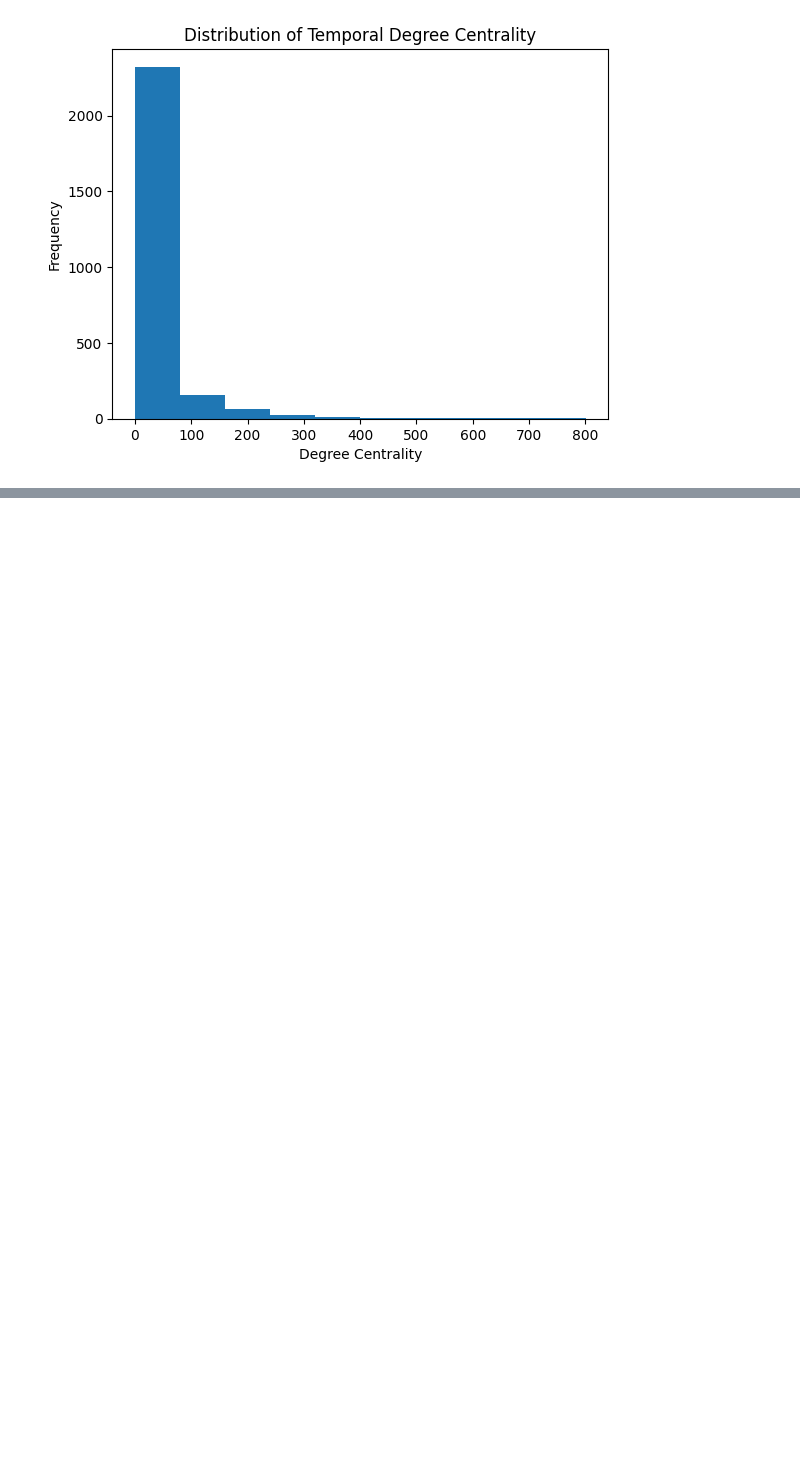
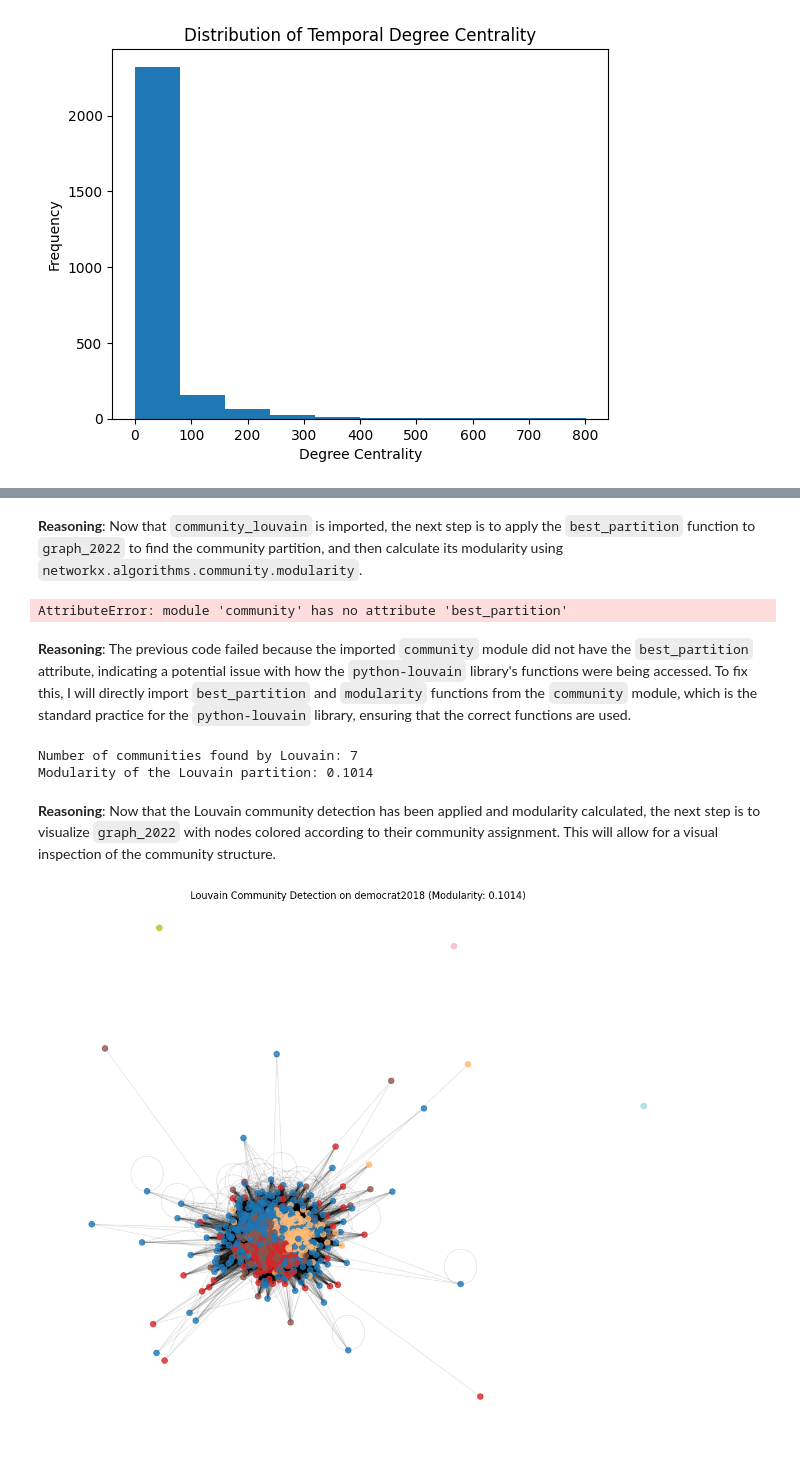
Before and after one commit to nurfnick/NetworkScience, a Jupyter notebook: Project/project.ipynb, the cells around one changed output, grey strips where cells are left out. Drawn from its saved outputs; the diff is of its cells as text; code cells hidden in the pictures; blank space fills up the shorter version.

Commit message:
Added louvain

```diff
--- a/Project/project.ipynb
+++ b/Project/project.ipynb
@@ -742,0 +756,61 @@ Text(0.5, 1.0, 'Distribution of Temporal Degree Centrality')
+# %% [markdown]
+**Reasoning**:
+Now that `community_louvain` is imported, the next step is to apply the `best_partition` function to `graph_2022` to find the community partition, and then calculate its modularity using `networkx.algorithms.community.modularity`.
+# %%
+import networkx as nx
+
+# Apply the Louvain algorithm to graph_2022
+partition = co_louvain.best_partition(graph_2022)
+
+# Calculate the modularity
+modularity_louvain = co_louvain.modularity(partition, graph_2022)
+
+# Get the number of communities
+num_communities_louvain = len(set(partition.values()))
+
+print(f"Number of communities found by Louvain: {num_communities_louvain}")
+print(f"Modularity of the Louvain partition: {modularity_louvain:.4f}")
+# %% [output]
+AttributeError: module 'community' has no attribute 'best_partition'
+# %% [markdown]
+**Reasoning**:
+The previous code failed because the imported `community` module did not have the `best_partition` attribute, indicating a potential issue with how the `python-louvain` library's functions were being accessed. To fix this, I will directly import `best_partition` and `modularity` functions from the `community` module, which is the standard practice for the `python-louvain` library, ensuring that the correct functions are used.
+# %%
+import networkx as nx
+import community.community_louvain as community_louvain # Import the submodule
+
+# Apply the Louvain algorithm to graph_2022
+partition = community_louvain.best_partition(democrat2018)
+
+# Calculate the modularity
+modularity_louvain = community_louvain.modularity(partition,democrat2018)
+
+# Get the number of communities
+num_communities_louvain = len(set(partition.values()))
+
+print(f"Number of communities found by Louvain: {num_communities_louvain}")
+print(f"Modularity of the Louvain partition: {modularity_louvain:.4f}")
+# %% [output]
+Number of communities found by Louvain: 7
+Modularity of the Louvain partition: 0.1014
+# %% [markdown]
+**Reasoning**:
+Now that the Louvain community detection has been applied and modularity calculated, the next step is to visualize `graph_2022` with nodes colored according to their community assignment. This will allow for a visual inspection of the community structure.
+# %%
+import matplotlib.pyplot as plt
+
+# Create a mapping from community ID to color
+# Using a colormap to get a distinct color for each community
+color_map = plt.cm.get_cmap('tab20', num_communities_louvain)
+node_colors = [color_map(partition[node]) for node in democrat2018.nodes()]
+
+# Visualize the communities
+plt.figure(figsize=(14, 12))
+#pos = nx.spring_layout(democrat2018, k=0.1) # Fruchterman-Reingold layout for better visualization
+nx.draw_networkx_nodes(democrat2018, pos, node_color=node_colors, node_size=50, alpha=0.8)
+nx.draw_networkx_edges(democrat2018, pos, alpha=0.1)
+plt.title(f"Louvain Community Detection on democrat2018 (Modularity: {modularity_louvain:.4f})")
+plt.axis('off')
+plt.show()
+# %% [output]
+[figure, added]
```
Also changed, not shown: parts of 10 cells of this notebook.
